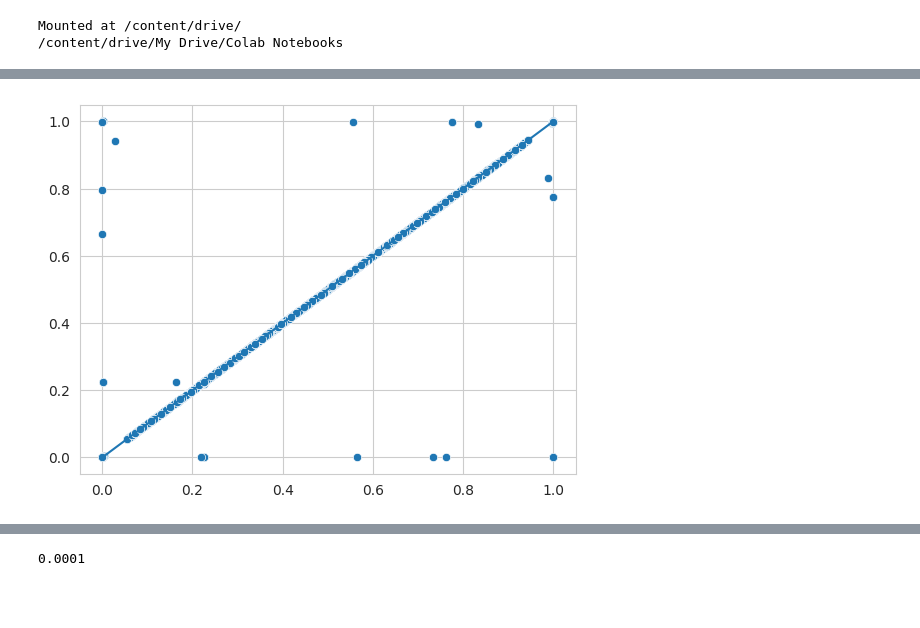
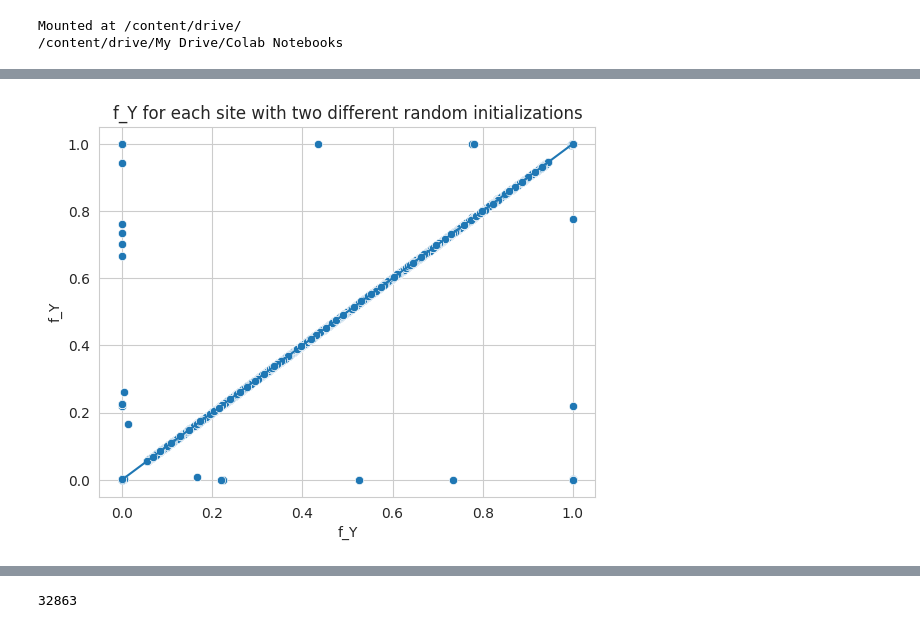
Before and after one commit to rdc143/GazelleProject, a Jupyter notebook: InferFreq.ipynb, the cells around one changed output, grey strips where cells are left out. Saved outputs shown, nothing was run; the diff lists cells and outputs as text; code cells hidden in the pictures; blank space fills up the shorter version.

```diff
--- a/InferFreq.ipynb
+++ b/InferFreq.ipynb
@@ -41,7 +41,7 @@ Mounted at /content/drive/
 /content/drive/My Drive/Colab Notebooks
 # %%
 ### Load data
-(bim, fam, bed) = read_plink("./Gazelle/*ch16.bed")
+(bim, fam, bed) = read_plink("./Gazelle/*ch5.bed")
 
 fam["gender"] = fam["gender"].astype(int)
 sex = np.array(fam["gender"]) / 2 # admixture proportions, proportion of autosomal linked(in contrast to y-linked)
@@ -445,60 +434,39 @@ for null_model in [1, 2, 3]:
-# %%
-##QQplot test lrt with crossing models
-
-### null models
-qunif = (np.arange(1, 10_001) - .5) / 10_000
-
-for null_model in [1, 2, 3]:
-  p = []
-  simgeno, _, simmale = sim(nind=25, model=null_model)
-  for i in range(len(simgeno)):
-    llik = ll(converge(simgeno[i], simmale), simgeno[i], simmale)
-    if null_model == 1:
-      frq_null = np.mean(simgeno[i]) / 2
-      frq_null = np.array([frq_null, frq_null])
-    elif null_model == 2:
-      frq_null = converge(simgeno[i], simmale, fixY=True)
-    else:
-      frq_null = converge(simgeno[i], simmale, fixA=True)
-    llik_null = ll(frq_null, simgeno[i], simmale)
-    lrt = 2 * ( llik - llik_null)
-    p.append(1 - chi2.cdf(lrt, df=1))
-
-  sns.scatterplot(x=-np.log10(qunif), y=-np.log10(np.sort(p)))
-  sns.lineplot(x=[0,5], y=[0,5])
-  plt.title(f"Null model {null_model}")
-  plt.xlabel("-log10(Expected p-values)")
-  plt.ylabel("-log10(Observed p-values)")
-  plt.show()
 # %%
 ### test convergence
 randinit_frqs1 = []
 randinit_frqs2 = []
 for i in range(len(geno)):
   randinit_frqs1.append(converge(geno[i], male, randomInit=True))
   randinit_frqs2.append(converge(geno[i], male, randomInit=True))
 
 randinit_frqs1 = np.array(randinit_frqs1)
 randinit_frqs2 = np.array(randinit_frqs2)
 
 sns.scatterplot(x=randinit_frqs1[:,0], y=randinit_frqs2[:,0])
 sns.lineplot(x=[0,1], y=[0,1])
+plt.title("f_Y for each site with two different random initializations")
+plt.xlabel("f_Y")
+plt.ylabel("f_Y")
 plt.show()
 
 sns.scatterplot(x=randinit_frqs1[:,1], y=randinit_frqs2[:,1])
 sns.lineplot(x=[0,1], y=[0,1])
+plt.title("f_A for each site with two different random initializations")
+plt.xlabel("f_A")
+plt.ylabel("f_A")
 plt.show()
 
 diff = randinit_frqs1 - randinit_frqs2
 logdiff = np.log10(diff)[(diff[:, 0] > 1e-4) | (diff[:, 1] > 1e-4)]
 
 np.mean(diff[:20000, 0] > 1e-4)
 np.mean(diff[:20000, 1] > 1e-4)
 
 #sns.histplot(logdiff[:20000,0])
 #sns.histplot(logdiff[:20000,1])
 
 diff
 res["converged"] = (diff[:, 0] < 5e-2) & (diff[:, 1] < 5e-2)
+np.mean(~res["converged"])
 # %% [output]
-[figure, old version]
+[figure, new version]
@@ -506,5 +474,5 @@ res["converged"] = (diff[:, 0] < 5e-2) & (diff[:, 1] < 5e-2)
 # %%
-### testing block
+### playground block
 
 #np.unique(bed.compute(), return_counts=True)
 #np.unique(freq.compute(), return_counts=True)
@@ -524,7 +492,7 @@ res["converged"] = (diff[:, 0] < 5e-2) & (diff[:, 1] < 5e-2)
 #converge(geno[6], male, fixA=True)
 #1 - chi2.cdf(40, df=1)
 res
-np.mean(res["sig"] & (res["pos"] < 5.1e7))
+np.mean(res["sig2&3"] & (res["pos"] < 5.1e7))
 #int(np.rint(1 * 0.5))
 #np.array([True] * 5 + [False] * (10 - 5))
 
@@ -533,9 +501,6 @@ sns.histplot(res[~res["converged"]], x="pos", bins=100)
 plt.show()
 
 
-np.mean(~res["converged"] == ~res["converged_new"])
-np.mean(~res["converged"])
-
 sns.jointplot(res[~res["converged"]], x="f_Y", y="f_A", alpha = 0.05, marginal_ticks=True, ratio=2)
 plt.show()
 
@@ -543,15 +508,9 @@ sns.jointplot(res[res["pos"] < 5.1e7], x="f_Y", y="f_A", alpha = 0.05, marginal_
 plt.show()
 
 
-sns.jointplot(res, x="f_Y", y="f_A", hue="sig", alpha = 0.05, marginal_ticks=True, ratio=2)
-plt.show()
+geno[res["sig2&3"]][:, male][:5]
+geno[res["sig2&3"]][:, ~male][:5]
 
-sns.jointplot(res[res["pos"] < 4.5e7], x="f_Y", y="f_A", hue="sig", alpha = 0.05, marginal_ticks=True, ratio=2)
-plt.show()
-
-geno[res["sig"]][:, male][:5]
-geno[res["sig"]][:, ~male][:5]
-
-np.random.choice([1e-4, 1 - 1e-4])
+res
 # %% [output]
-0.0001
+32863
```
Also changed, not shown: parts of 7 cells of this notebook.
